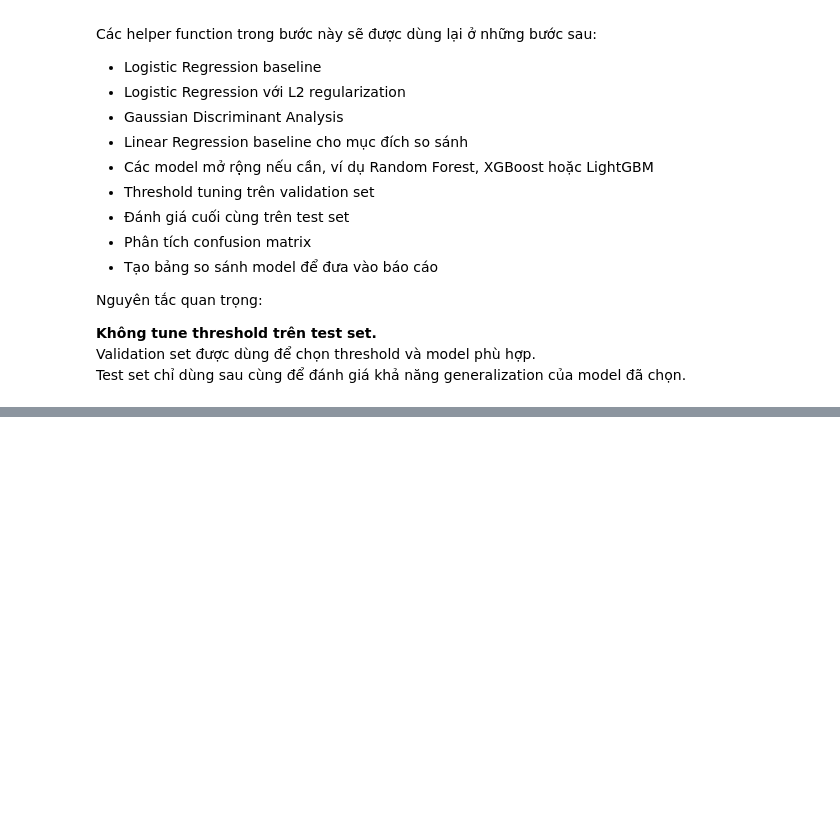
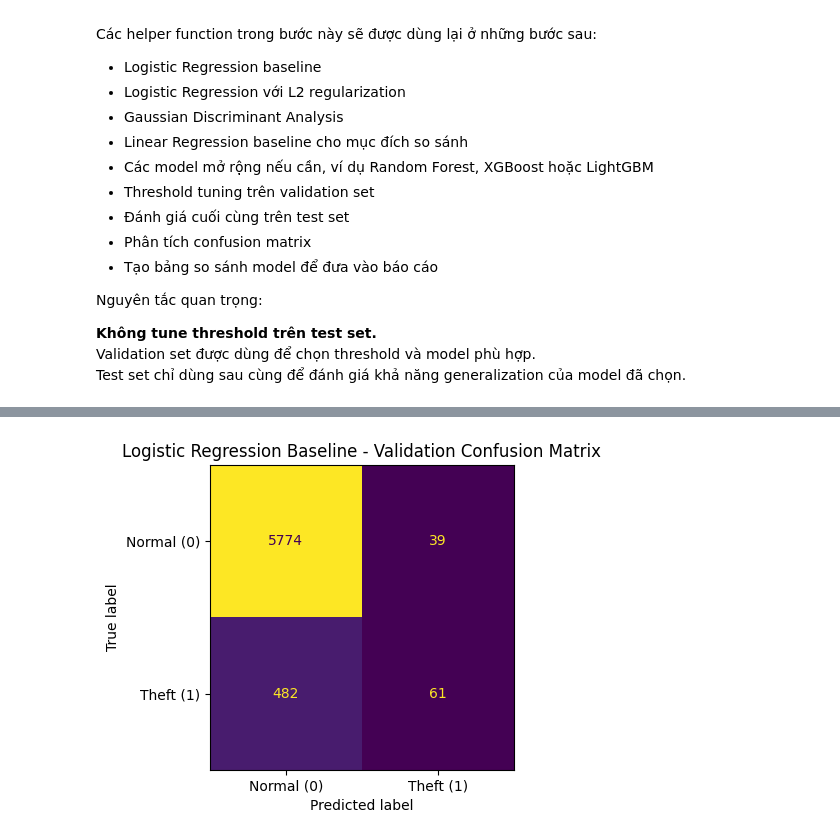
Before and after one commit to longzu-ComputerScience/CS114----ML-Project---Energy-Theft-Detection, a Jupyter notebook: notebooks/model_training_quoc_thai.ipynb, the cells around one changed output, grey strips where cells are left out. Drawn from its saved outputs; the diff is of its cells as text; code cells hidden in the pictures; blank space fills up the shorter version.

Commit message:
Add logistic regression baseline evaluation

```diff
--- a/notebooks/model_training_quoc_thai.ipynb
+++ b/notebooks/model_training_quoc_thai.ipynb
@@ -408,0 +481,14 @@ Test set chỉ dùng sau cùng để đánh giá khả năng generalization củ
+# %%
+# 9.4. Confusion matrix trên validation set
+
+y_val_pred_baseline = get_predictions_at_threshold(
+    y_prob=y_val_prob_baseline, threshold=baseline_threshold
+)
+
+baseline_val_cm = plot_confusion_matrix_custom(
+    y_true=y_val,
+    y_pred=y_val_pred_baseline,
+    title="Logistic Regression Baseline - Validation Confusion Matrix",
+)
+# %% [output]
+[figure, added]
```
Also changed, not shown: parts of 3 cells of this notebook.
